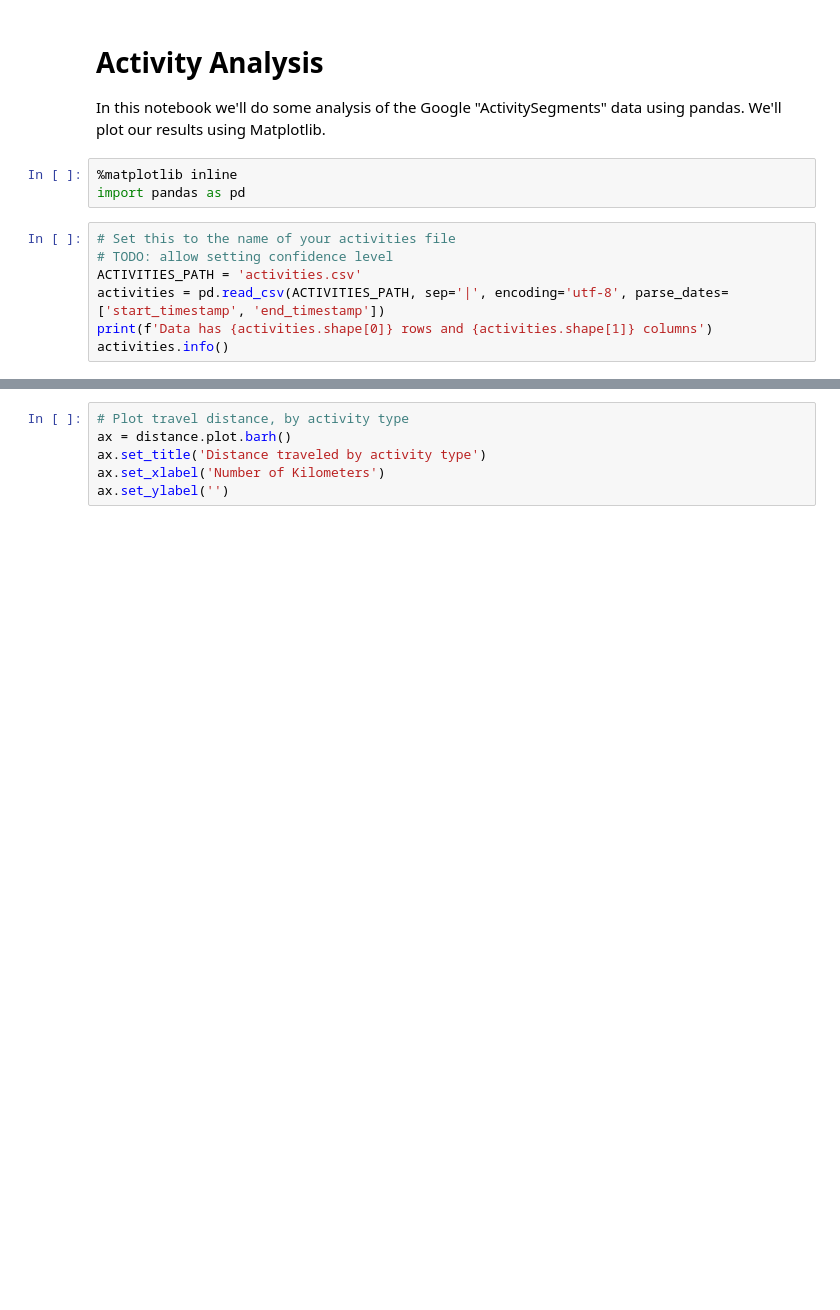
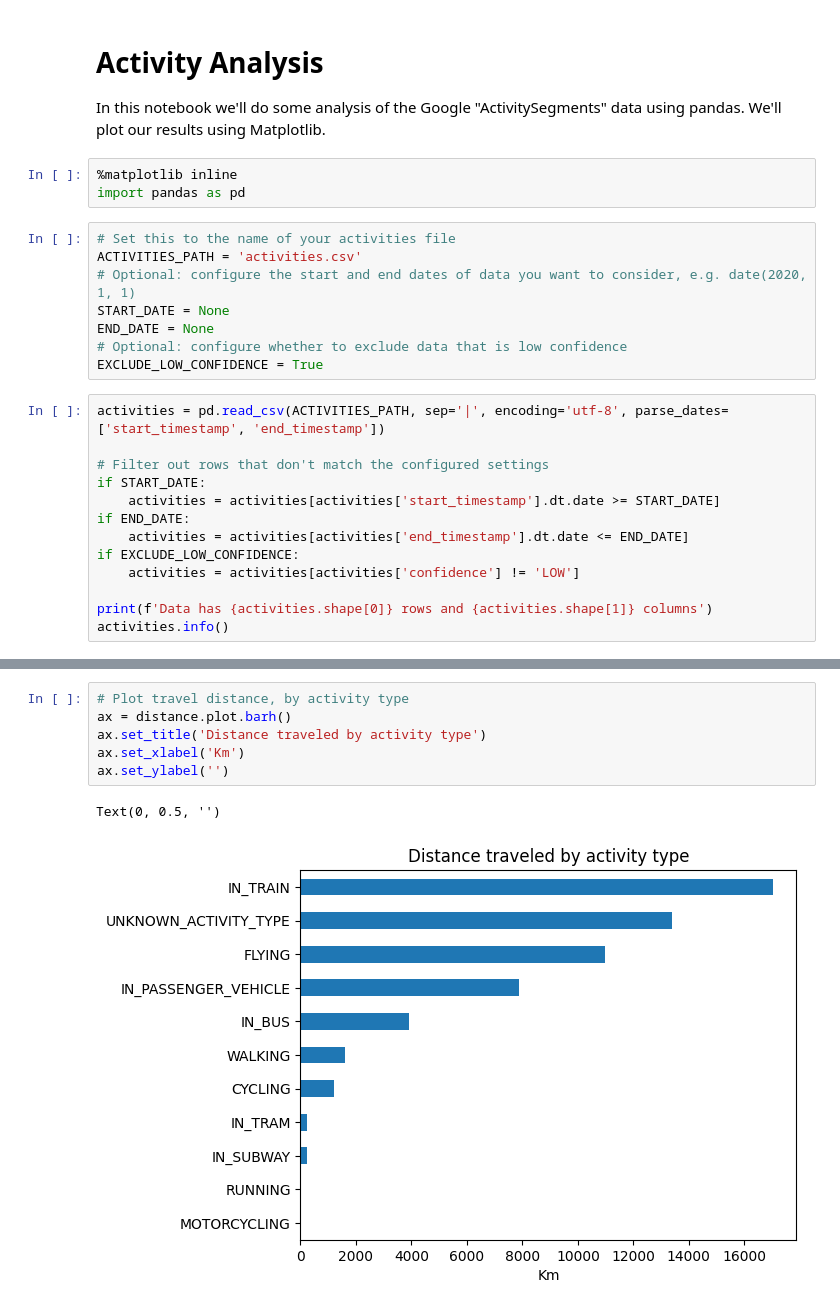
Before and after one commit to Stefan4472/google-location-history-analysis, a Jupyter notebook: analyze_activities.ipynb, the cells around one changed output, grey strips where cells are left out. Drawn from its saved outputs; the diff is of its cells as text; blank space fills up the shorter version.

Commit message:
Implement simple date and confidence filters

```diff
--- a/analyze_activities.ipynb
+++ b/analyze_activities.ipynb
@@ -4,10 +4,24 @@ In this notebook we'll do some analysis of the Google "ActivitySegments" data us
 # %%
 %matplotlib inline
 import pandas as pd
+# %%
+# Set this to the name of your activities file
+ACTIVITIES_PATH = 'activities.csv'
+# Optional: configure the start and end dates of data you want to consider, e.g. date(2020, 1, 1)
+START_DATE = None
+END_DATE = None
+# Optional: configure whether to exclude data that is low confidence
+EXCLUDE_LOW_CONFIDENCE = True
 # %%
-# Set this to the name of your activities file
-# TODO: allow setting confidence level
-ACTIVITIES_PATH = 'activities.csv'
 activities = pd.read_csv(ACTIVITIES_PATH, sep='|', encoding='utf-8', parse_dates=['start_timestamp', 'end_timestamp'])
+
+# Filter out rows that don't match the configured settings
+if START_DATE:
+    activities = activities[activities['start_timestamp'].dt.date >= START_DATE]
+if END_DATE:
+    activities = activities[activities['end_timestamp'].dt.date <= END_DATE]
+if EXCLUDE_LOW_CONFIDENCE:
+    activities = activities[activities['confidence'] != 'LOW']
+
 print(f'Data has {activities.shape[0]} rows and {activities.shape[1]} columns')
 activities.info()
@@ -27,9 +104,12 @@ distance
 # %%
 # Plot travel distance, by activity type
 ax = distance.plot.barh()
 ax.set_title('Distance traveled by activity type')
-ax.set_xlabel('Number of Kilometers')
+ax.set_xlabel('Km')
 ax.set_ylabel('')
+# %% [output]
+Text(0, 0.5, '')
+[figure, added]
 # %%
 # Calculate total travel time by activity type *in hours*
 print('Total time spent traveling by activity type (hours):')
```
Also changed, not shown: parts of 7 cells of this notebook, 1 other file.
